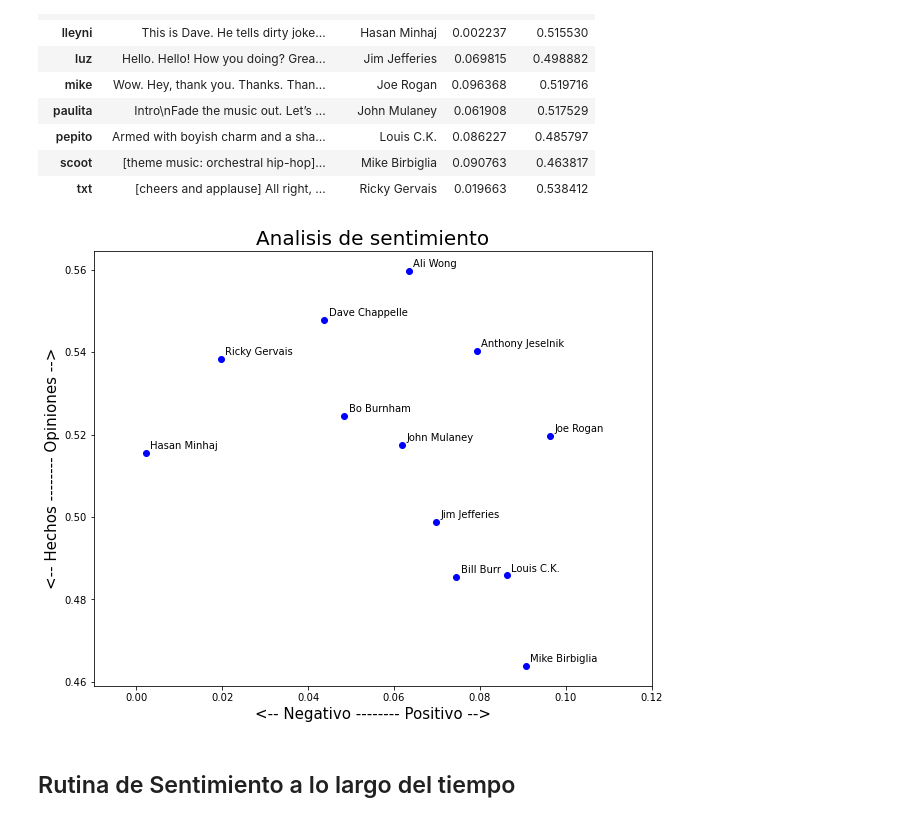
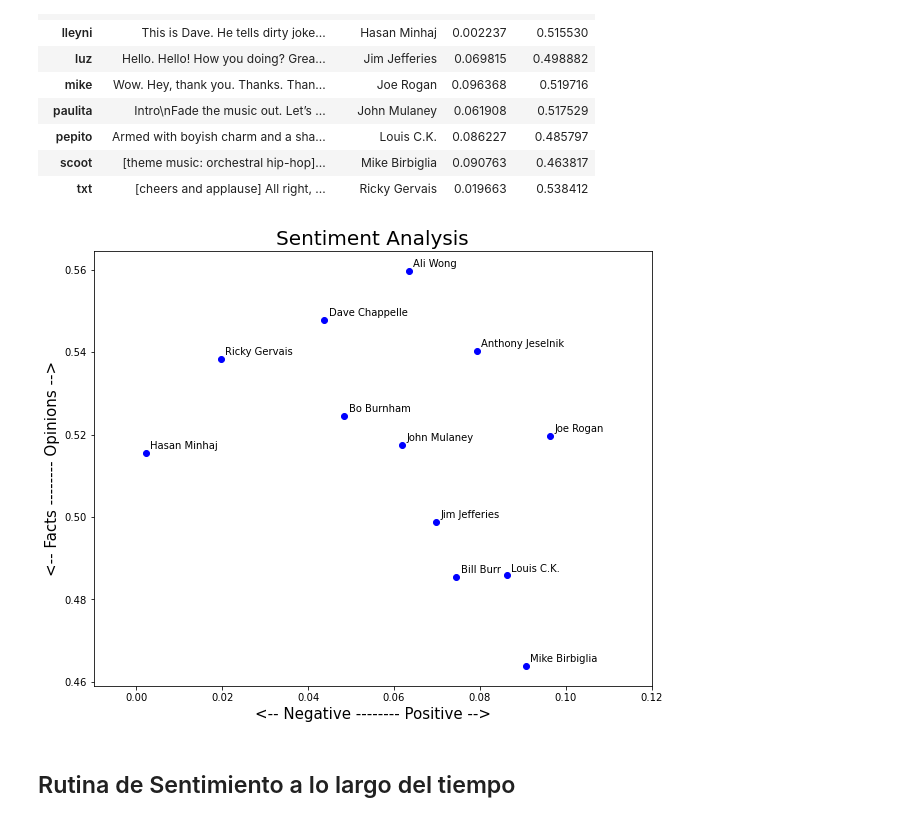
Before and after one commit to KevinRamosRivas/SEMANA-13-MINERIA-DE-DATOS, a Jupyter notebook: 3_Sentiment_Analysis.ipynb, the cells around one changed output. Drawn from its saved outputs; the diff is of its cells as text; code cells hidden in the pictures.

```diff
--- a/3_Sentiment_Analysis.ipynb
+++ b/3_Sentiment_Analysis.ipynb
@@ -69,23 +73,23 @@ data
 # %%
 # Grafiquemos los resultados
 import matplotlib.pyplot as plt
 
 plt.rcParams['figure.figsize'] = [10, 8]
 
 for index, comedian in enumerate(data.index):
     x = data.polarity.loc[comedian]
     y = data.subjectivity.loc[comedian]
     plt.scatter(x, y, color='blue')
     plt.text(x+.001, y+.001, data['full_name'][index], fontsize=10)
     plt.xlim(-.01, .12)
 
-plt.title('Analisis de sentimiento', fontsize=20)
-plt.xlabel('<-- Negativo -------- Positivo -->', fontsize=15)
-plt.ylabel('<-- Hechos -------- Opiniones -->', fontsize=15)
+plt.title('Sentiment Analysis', fontsize=20)
+plt.xlabel('<-- Negative -------- Positive -->', fontsize=15)
+plt.ylabel('<-- Facts -------- Opinions -->', fontsize=15)
 
 plt.show()
 # %% [output]
-[figure, old version]
+[figure, new version]
 # %% [markdown]
 ## Rutina de Sentimiento a lo largo del tiempo
 # %% [markdown]
```
Also changed, not shown: parts of 4 cells of this notebook, 3 other files.
